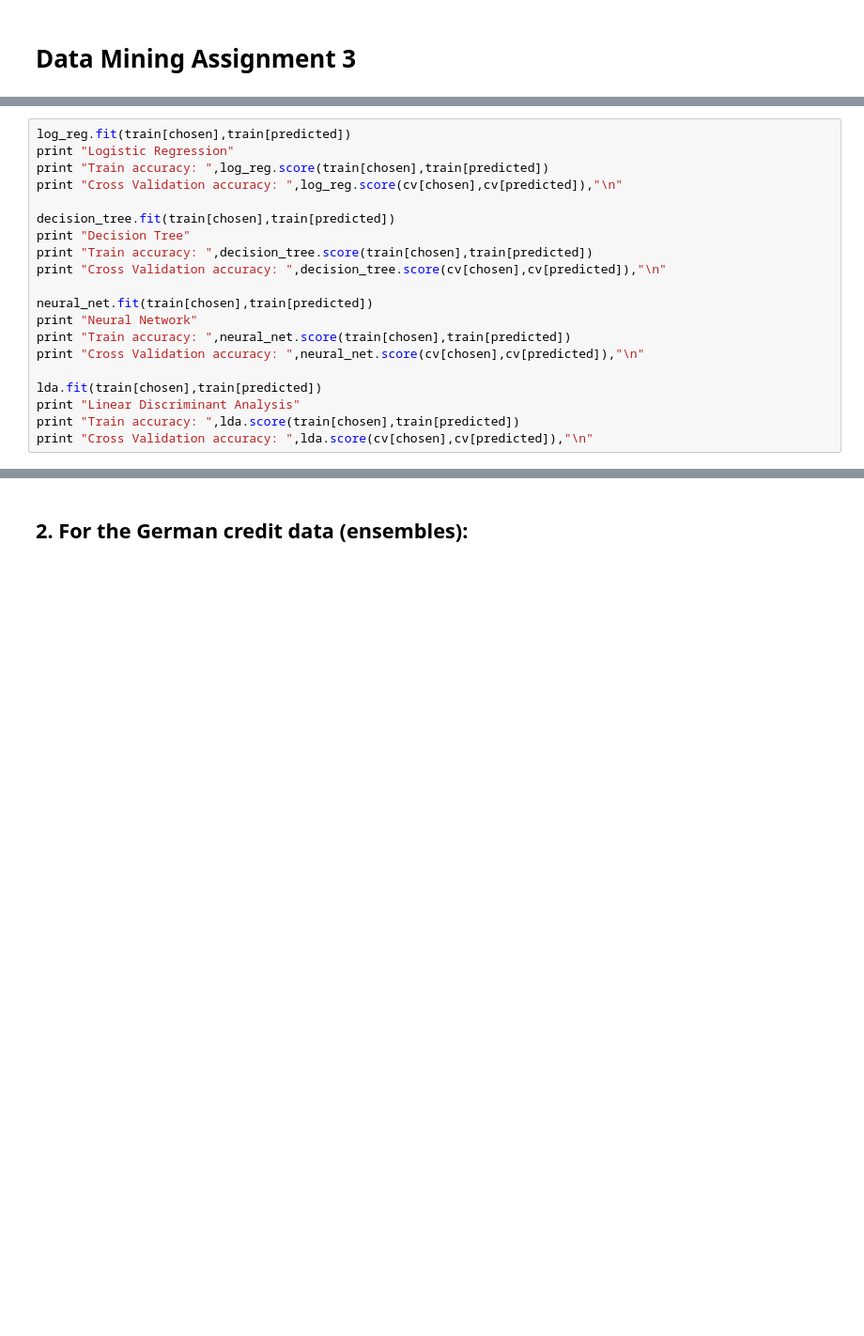
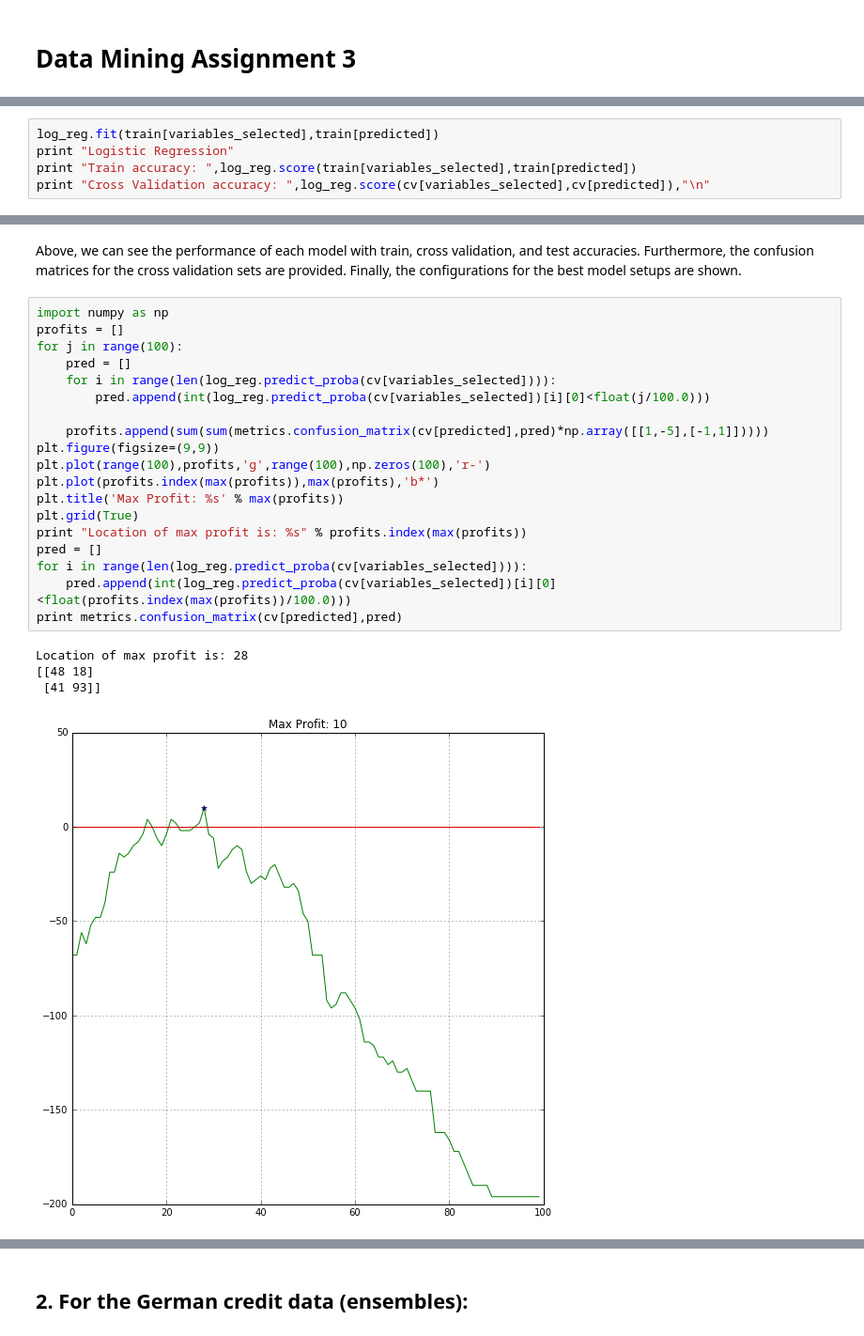
Before and after one commit to JonathanJohann/iResearch, a Jupyter notebook: Data_Science/15.0621 Data Mining Assignment 3.ipynb, the cells around one changed output, grey strips where cells are left out. Shown at 94% size. Saved outputs shown, nothing was run; the diff lists cells and outputs as text; blank space fills up the shorter version.

```diff
--- a/Data_Science/15.0621 Data Mining Assignment 3.ipynb
+++ b/Data_Science/15.0621 Data Mining Assignment 3.ipynb
@@ -76,20 +112,0 @@ chosen = ['AMOUNT','CHK_ACCT','DURATION','AGE','EMPLOYMENT','HISTORY','SAV_ACCT'
-# %%
-log_reg.fit(train[chosen],train[predicted])
-print "Logistic Regression"
-print "Train accuracy: ",log_reg.score(train[chosen],train[predicted])
-print "Cross Validation accuracy: ",log_reg.score(cv[chosen],cv[predicted]),"\n"
-
-decision_tree.fit(train[chosen],train[predicted])
-print "Decision Tree"
-print "Train accuracy: ",decision_tree.score(train[chosen],train[predicted])
-print "Cross Validation accuracy: ",decision_tree.score(cv[chosen],cv[predicted]),"\n"
-
-neural_net.fit(train[chosen],train[predicted])
-print "Neural Network"
-print "Train accuracy: ",neural_net.score(train[chosen],train[predicted])
-print "Cross Validation accuracy: ",neural_net.score(cv[chosen],cv[predicted]),"\n"
-
-lda.fit(train[chosen],train[predicted])
-print "Linear Discriminant Analysis"
-print "Train accuracy: ",lda.score(train[chosen],train[predicted])
-print "Cross Validation accuracy: ",lda.score(cv[chosen],cv[predicted]),"\n"
@@ -111,0 +115,5 @@ Cross Validation accuracy:  0.775
+# %%
+log_reg.fit(train[variables_selected],train[predicted])
+print "Logistic Regression"
+print "Train accuracy: ",log_reg.score(train[variables_selected],train[predicted])
+print "Cross Validation accuracy: ",log_reg.score(cv[variables_selected],cv[predicted]),"\n"
@@ -111,0 +221,26 @@ Cross Validation accuracy:  0.775
+# %% [markdown]
+Above, we can see the performance of each model with train, cross validation, and test accuracies. Furthermore, the confusion matrices for the cross validation sets are provided. Finally, the configurations for the best model setups are shown.
+# %%
+import numpy as np
+profits = []
+for j in range(100):
+    pred = []
+    for i in range(len(log_reg.predict_proba(cv[variables_selected]))):
+        pred.append(int(log_reg.predict_proba(cv[variables_selected])[i][0]<float(j/100.0)))
+
+    profits.append(sum(sum(metrics.confusion_matrix(cv[predicted],pred)*np.array([[1,-5],[-1,1]]))))
+plt.figure(figsize=(9,9))
+plt.plot(range(100),profits,'g',range(100),np.zeros(100),'r-')
+plt.plot(profits.index(max(profits)),max(profits),'b*')
+plt.title('Max Profit: %s' % max(profits))
+plt.grid(True)
+print "Location of max profit is: %s" % profits.index(max(profits))
+pred = []
+for i in range(len(log_reg.predict_proba(cv[variables_selected]))):
+    pred.append(int(log_reg.predict_proba(cv[variables_selected])[i][0]<float(profits.index(max(profits))/100.0)))
+print metrics.confusion_matrix(cv[predicted],pred)
+# %% [output]
+Location of max profit is: 28
+[[48 18]
+ [41 93]]
+[figure, added]
```
Also changed, not shown: parts of 51 cells of this notebook.
